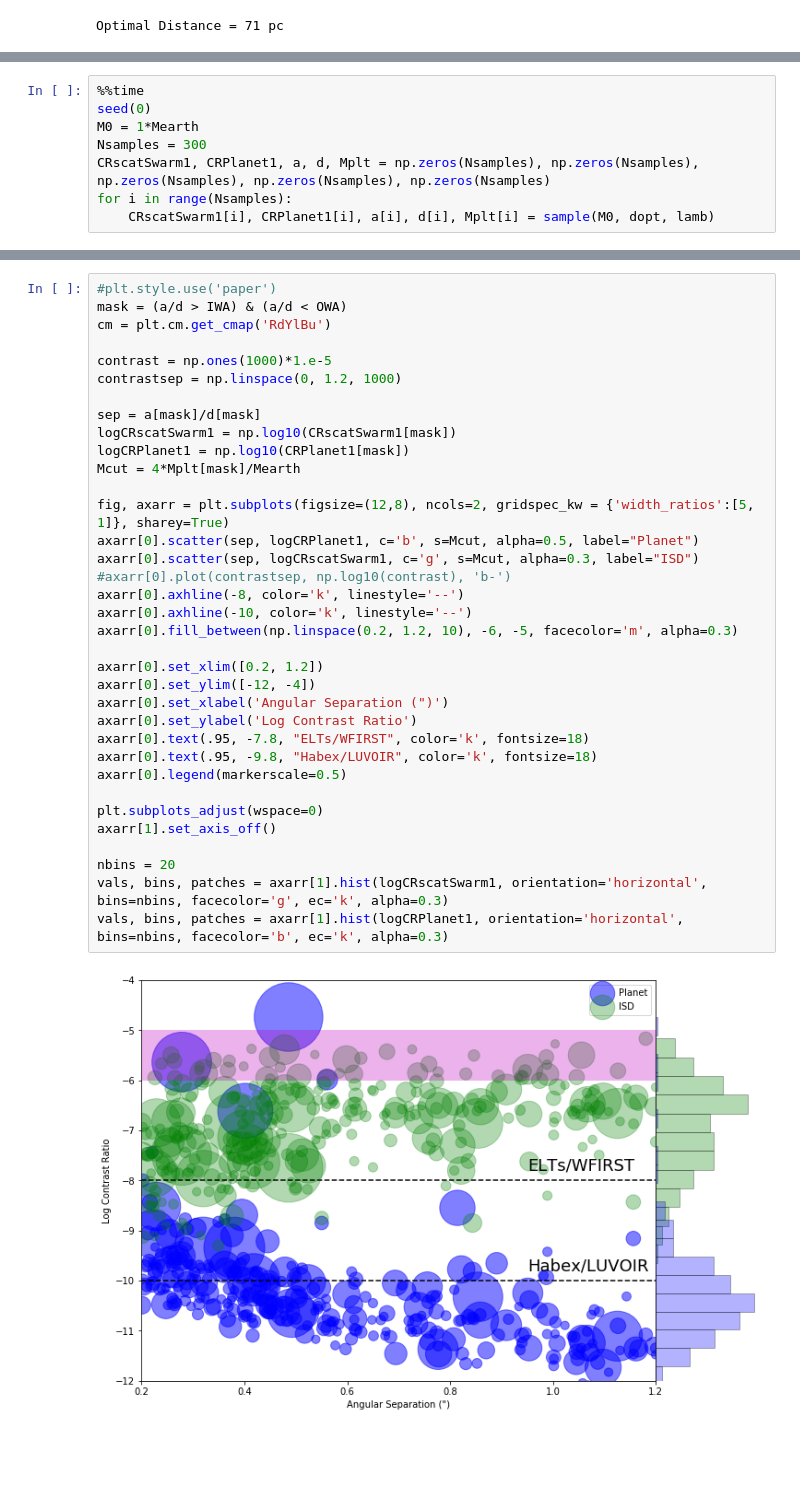
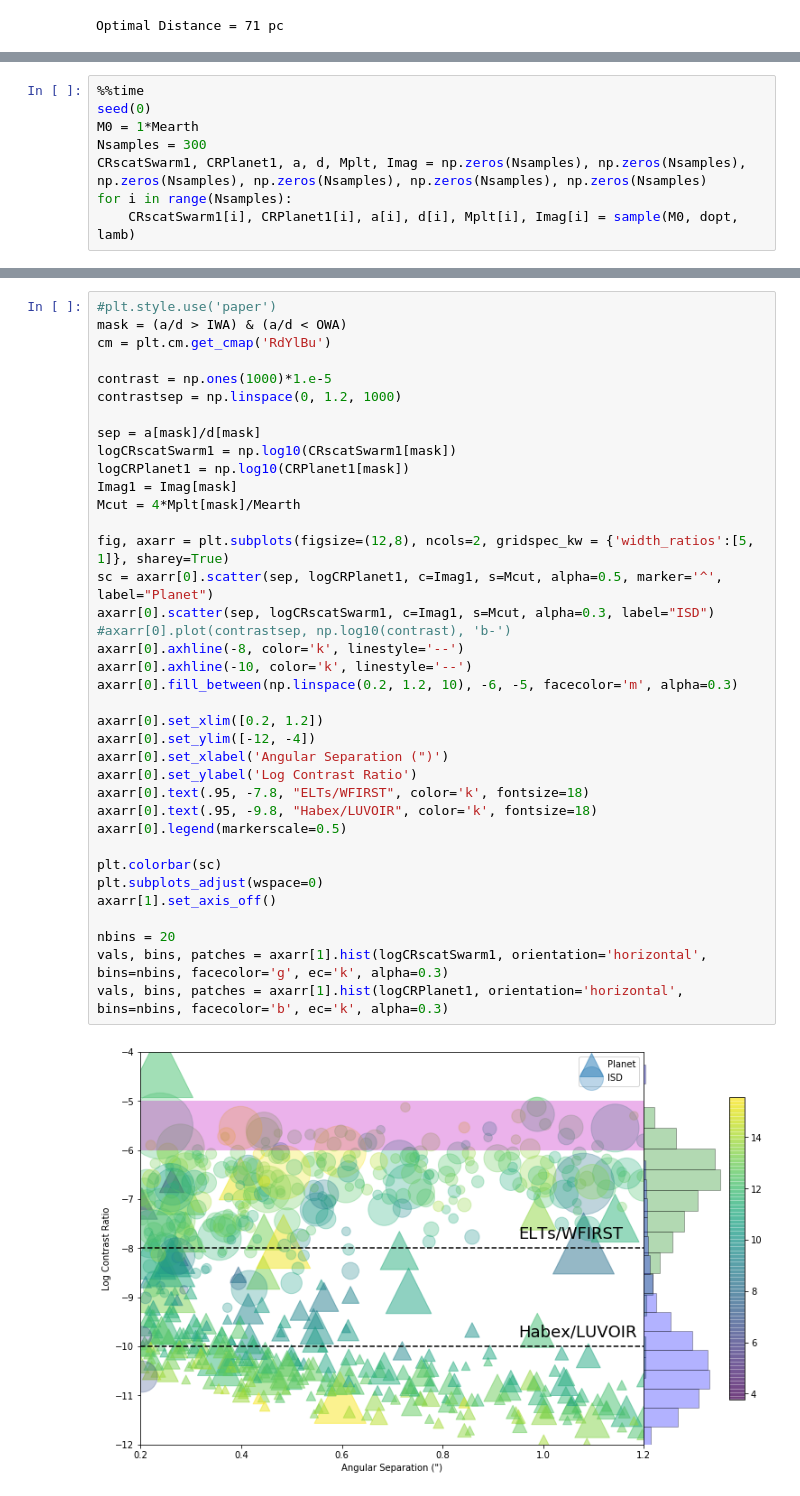
Before and after one commit to LoicNassif/CE-Irregular-Satellites, a Jupyter notebook: jupyter_examples/yield.ipynb, the cells around one changed output, grey strips where cells are left out. Drawn from its saved outputs; the diff is of its cells as text; blank space fills up the shorter version.

Commit message:
added Imag colorbar

```diff
--- a/jupyter_examples/yield.ipynb
+++ b/jupyter_examples/yield.ipynb
@@ -257,7 +256,7 @@ def sample(M0, dopt, lamb):
 seed(0)
 M0 = 1*Mearth
 Nsamples = 300
-CRscatSwarm1, CRPlanet1, a, d, Mplt = np.zeros(Nsamples), np.zeros(Nsamples), np.zeros(Nsamples), np.zeros(Nsamples), np.zeros(Nsamples)
+CRscatSwarm1, CRPlanet1, a, d, Mplt, Imag = np.zeros(Nsamples), np.zeros(Nsamples), np.zeros(Nsamples), np.zeros(Nsamples), np.zeros(Nsamples), np.zeros(Nsamples)
 for i in range(Nsamples):
-    CRscatSwarm1[i], CRPlanet1[i], a[i], d[i], Mplt[i] = sample(M0, dopt, lamb)
+    CRscatSwarm1[i], CRPlanet1[i], a[i], d[i], Mplt[i], Imag[i] = sample(M0, dopt, lamb)
 # %% [output]
@@ -269,36 +268,38 @@ cm = plt.cm.get_cmap('RdYlBu')
 
 contrast = np.ones(1000)*1.e-5
 contrastsep = np.linspace(0, 1.2, 1000)
 
 sep = a[mask]/d[mask]
 logCRscatSwarm1 = np.log10(CRscatSwarm1[mask])
 logCRPlanet1 = np.log10(CRPlanet1[mask])
+Imag1 = Imag[mask]
 Mcut = 4*Mplt[mask]/Mearth
 
 fig, axarr = plt.subplots(figsize=(12,8), ncols=2, gridspec_kw = {'width_ratios':[5, 1]}, sharey=True)
-axarr[0].scatter(sep, logCRPlanet1, c='b', s=Mcut, alpha=0.5, label="Planet")
-axarr[0].scatter(sep, logCRscatSwarm1, c='g', s=Mcut, alpha=0.3, label="ISD")
+sc = axarr[0].scatter(sep, logCRPlanet1, c=Imag1, s=Mcut, alpha=0.5, marker='^', label="Planet")
+axarr[0].scatter(sep, logCRscatSwarm1, c=Imag1, s=Mcut, alpha=0.3, label="ISD")
 #axarr[0].plot(contrastsep, np.log10(contrast), 'b-')
 axarr[0].axhline(-8, color='k', linestyle='--')
 axarr[0].axhline(-10, color='k', linestyle='--')
 axarr[0].fill_between(np.linspace(0.2, 1.2, 10), -6, -5, facecolor='m', alpha=0.3)
 
 axarr[0].set_xlim([0.2, 1.2])
 axarr[0].set_ylim([-12, -4])
 axarr[0].set_xlabel('Angular Separation (")')
 axarr[0].set_ylabel('Log Contrast Ratio')
 axarr[0].text(.95, -7.8, "ELTs/WFIRST", color='k', fontsize=18)
 axarr[0].text(.95, -9.8, "Habex/LUVOIR", color='k', fontsize=18)
 axarr[0].legend(markerscale=0.5)
 
+plt.colorbar(sc)
 plt.subplots_adjust(wspace=0)
 axarr[1].set_axis_off()
 
 nbins = 20
 vals, bins, patches = axarr[1].hist(logCRscatSwarm1, orientation='horizontal', bins=nbins, facecolor='g', ec='k', alpha=0.3)
 vals, bins, patches = axarr[1].hist(logCRPlanet1, orientation='horizontal', bins=nbins, facecolor='b', ec='k', alpha=0.3)
 # %% [output]
-[figure, old version]
+[figure, new version]
 # %%
 %%time
 seed(0)
```
Also changed, not shown: parts of 10 cells of this notebook, 3 other files.
